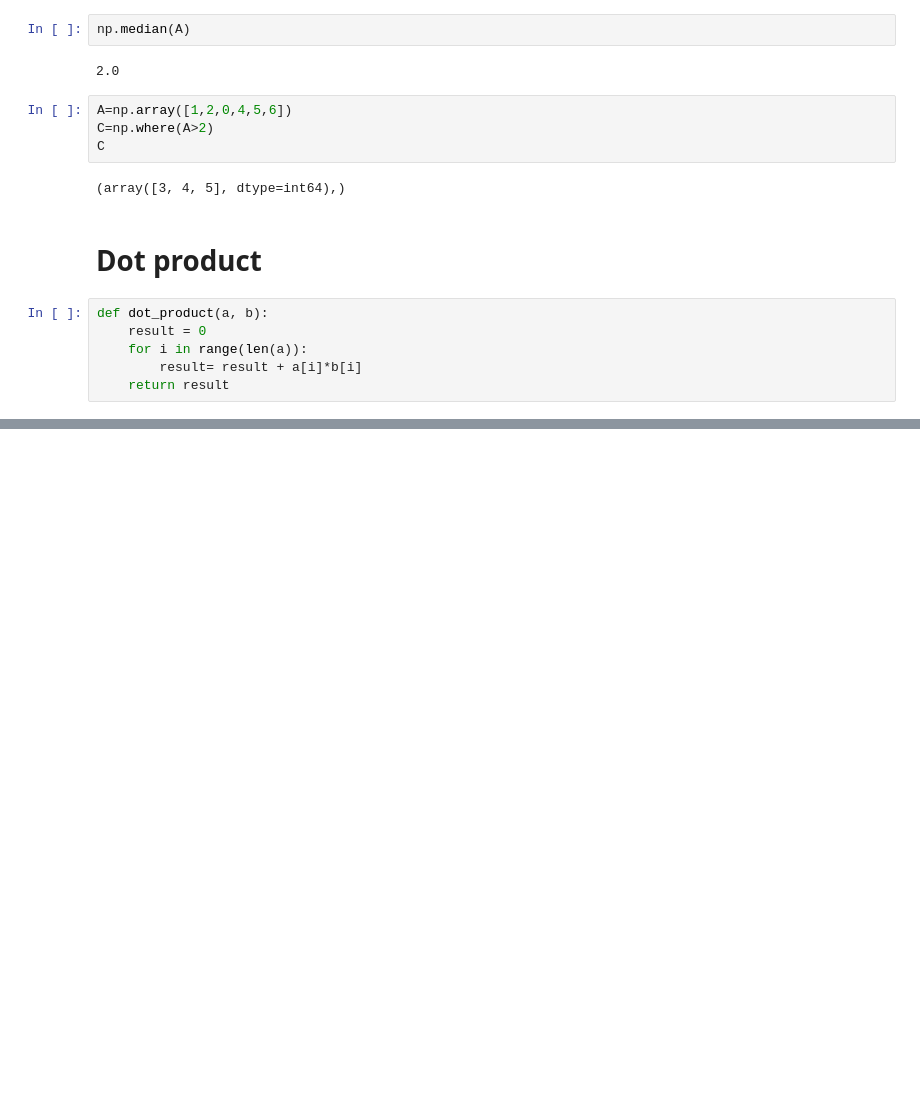
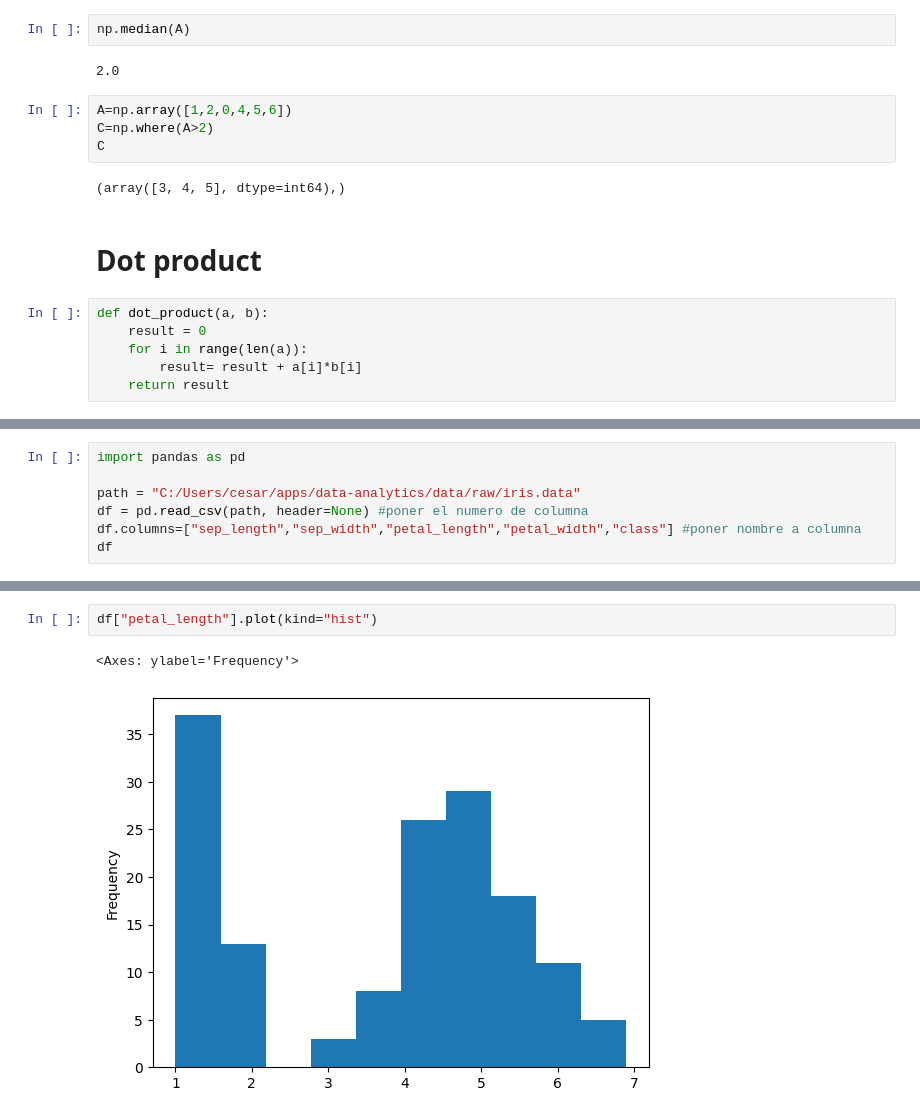
Before and after one commit to Moni-Ib/data-analytics, a Jupyter notebook: notebooks/intro_numpy.ipynb, the cells around one changed output, grey strips where cells are left out. Cells and saved outputs as stored; diff of their text form; blank space fills up the shorter version.

Commit message:
pandas y matplotlib

```diff
--- a/notebooks/intro_numpy.ipynb
+++ b/notebooks/intro_numpy.ipynb
@@ -235,0 +247,7 @@ total time  0.0
+# %%
+import pandas as pd
+
+path = "C:/Users/cesar/apps/data-analytics/data/raw/iris.data"
+df = pd.read_csv(path, header=None) #poner el numero de columna
+df.columns=["sep_length","sep_width","petal_length","petal_width","class"] #poner nombre a columna
+df
@@ -235,0 +514,5 @@ total time  0.0
+# %%
+df["petal_length"].plot(kind="hist")
+# %% [output]
+<Axes: ylabel='Frequency'>
+[figure, added]
```
Also changed, not shown: parts of 31 cells of this notebook.
